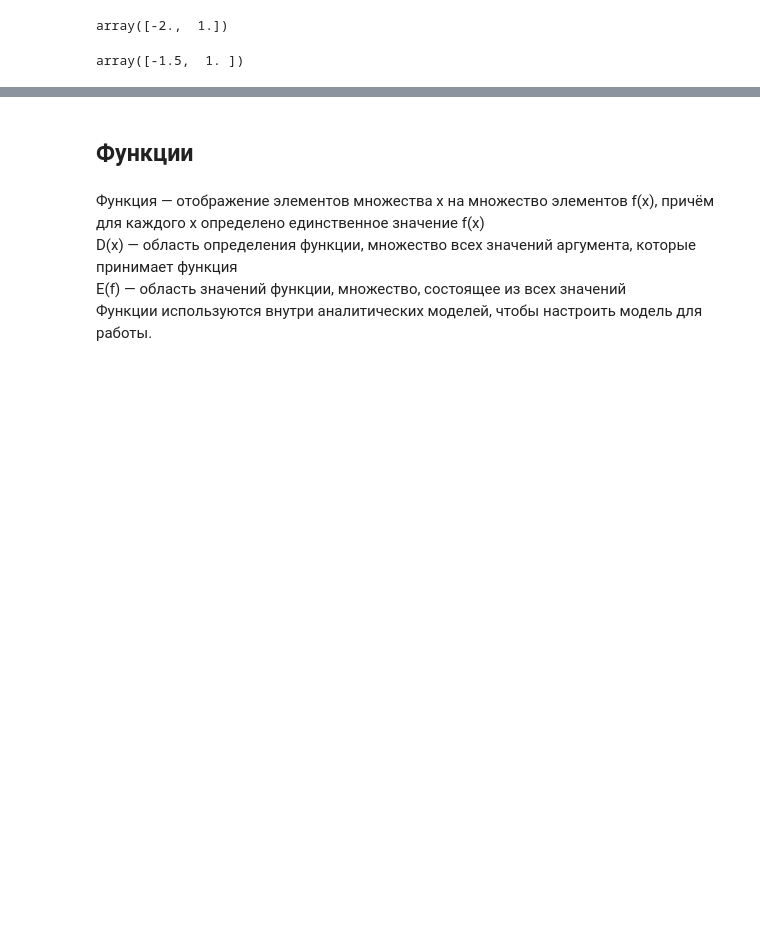
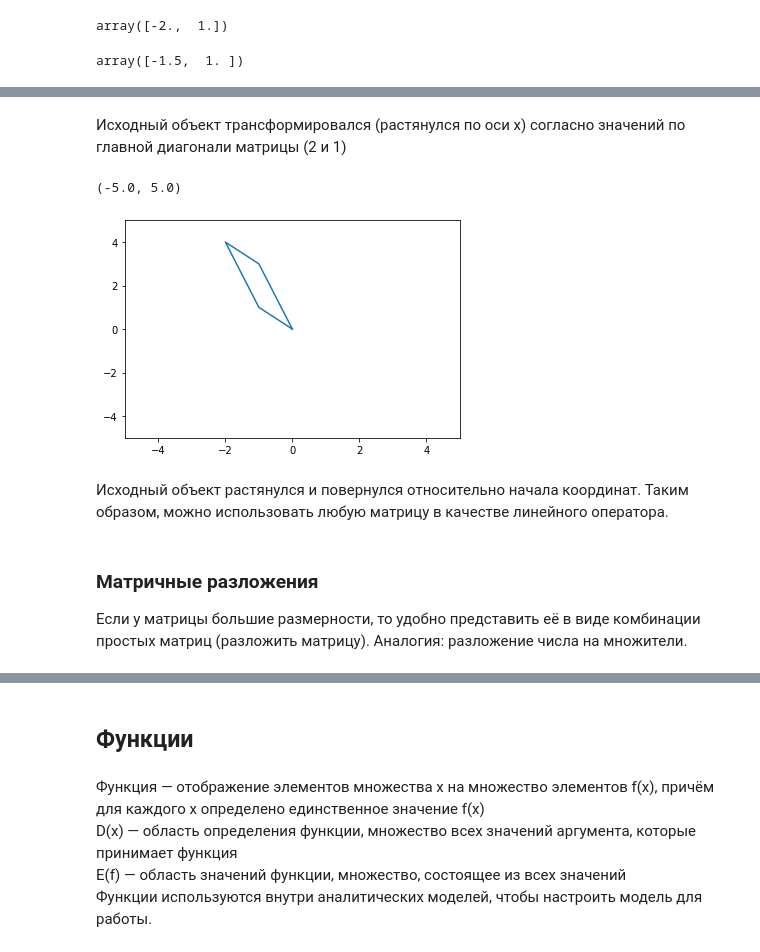
Before and after one commit to iaidarf/DS_tutorials, a Jupyter notebook: notebooks/Vector.Matrix.Function.ipynb, the cells around one changed output, grey strips where cells are left out. Drawn from its saved outputs; the diff is of its cells as text; code cells hidden in the pictures; blank space fills up the shorter version.

```diff
--- a/notebooks/Vector.Matrix.Function.ipynb
+++ b/notebooks/Vector.Matrix.Function.ipynb
@@ -408,0 +501,36 @@ array([-1.5,  1. ])
+# %% [markdown]
+Исходный объект трансформировался (растянулся по оси x) согласно значений по главной диагонали матрицы (2 и 1)
+# %%
+# исходный объект
+A = [[0,0], [0,1], [1,1], [1,0], [0,0]]
+A = np.array(A)
+
+
+# Применим к объекту некоторый линейный оператор B (матрица общего вида)
+B = np.array([[-1,-1],[1,3]])
+
+# для перемножения необходимо транспонировать исходную матрицу А,
+# чтобы она совпадала по размерности с матрицей В
+res = B@A.T
+
+# полученный результат транспонируем обратно, чтобы можно было ег графически отобразить
+res = res.T
+
+# визуализируем
+A = np.array(res)
+x = A[:,0]
+y = A[:,1]
+
+plt.plot(x,y)
+plt.ylim([-5,5])
+plt.xlim([-5,5])
+# %% [output]
+(-5.0, 5.0)
+[figure, added]
+# %% [markdown]
+Исходный объект  растянулся и повернулся относительно начала координат.
+Таким образом, можно использовать любую матрицу в качестве линейного оператора.
+# %% [markdown]
+### Матричные разложения
+
+Если у матрицы большие размерности, то удобно представить её в виде комбинации простых матриц (разложить матрицу). Аналогия: разложение числа на множители.
```
Also changed, not shown: parts of 13 cells of this notebook, 3 other files.
